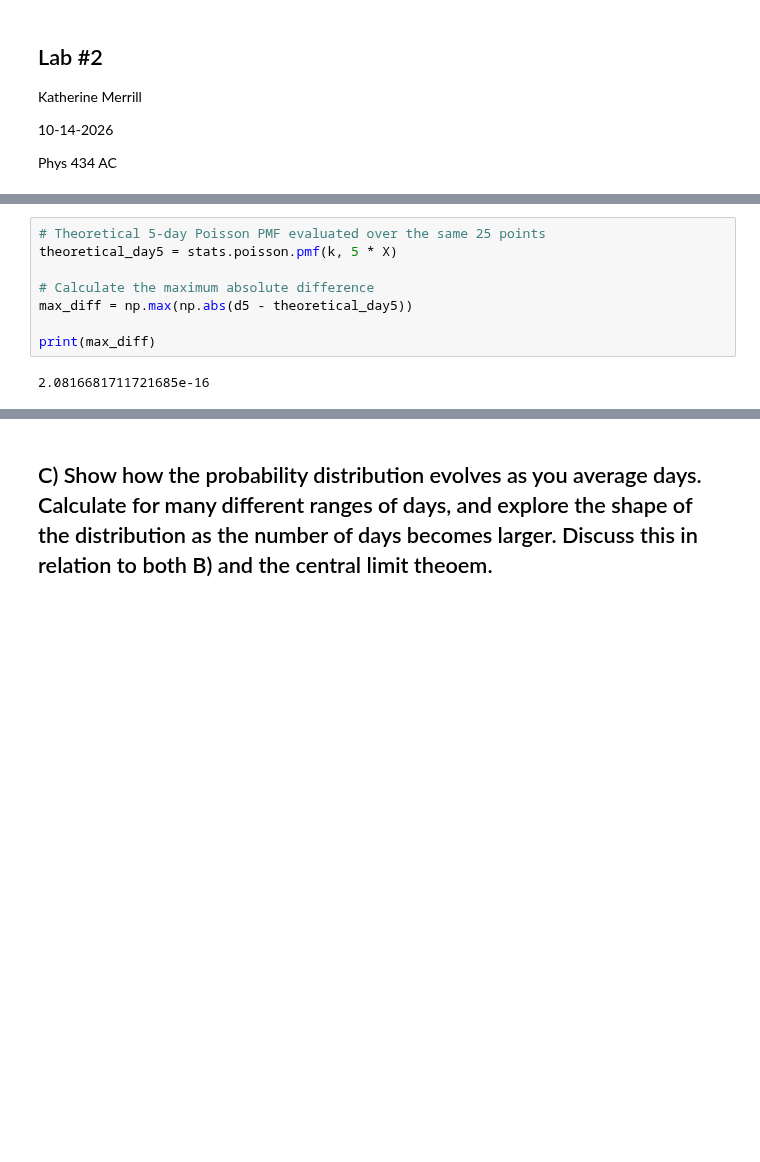
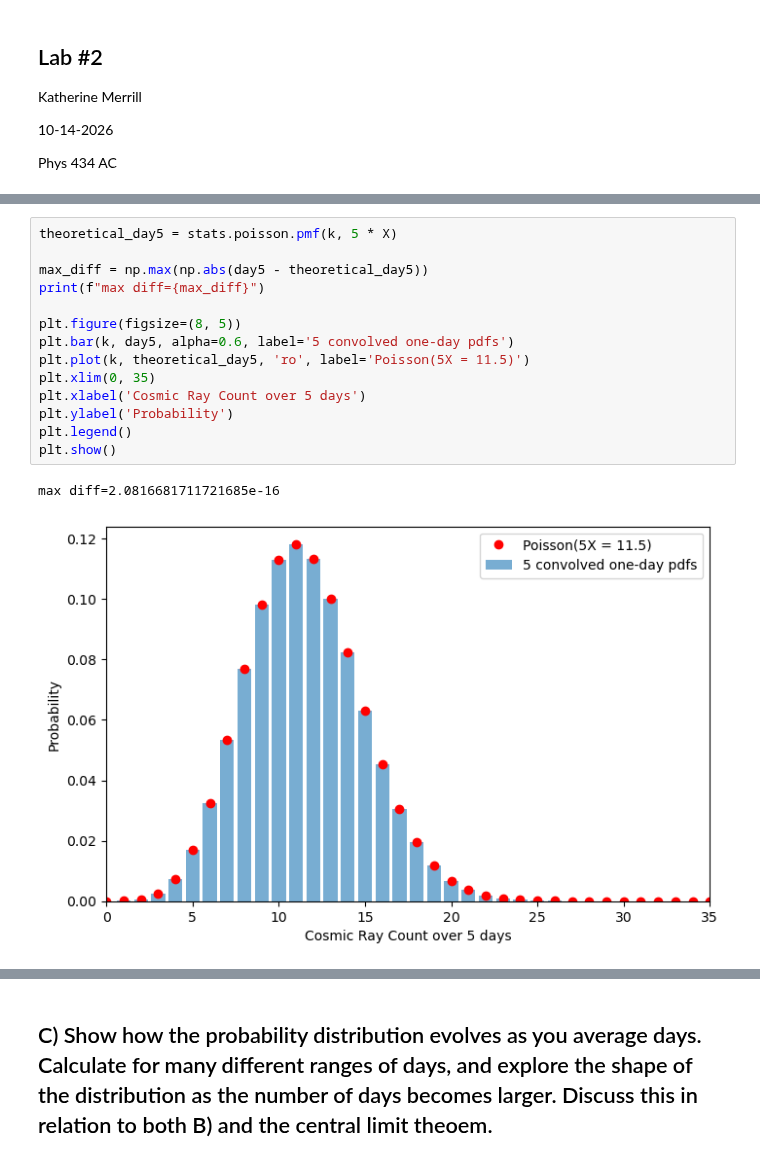
Before and after one commit to merrillka/repository-for-phys434, a Jupyter notebook: Lab2.ipynb, the cells around one changed output, grey strips where cells are left out. Cells and saved outputs as stored; diff of their text form; blank space fills up the shorter version.

```diff
--- a/Lab2.ipynb
+++ b/Lab2.ipynb
@@ -46,11 +53,18 @@ plt.show()
 # %%
-# Theoretical 5-day Poisson PMF evaluated over the same 25 points
 theoretical_day5 = stats.poisson.pmf(k, 5 * X)
 
-# Calculate the maximum absolute difference
-max_diff = np.max(np.abs(d5 - theoretical_day5))
+max_diff = np.max(np.abs(day5 - theoretical_day5))
+print(f"max diff={max_diff}")
 
-print(max_diff)
+plt.figure(figsize=(8, 5))
+plt.bar(k, day5, alpha=0.6, label='5 convolved one-day pdfs')
+plt.plot(k, theoretical_day5, 'ro', label='Poisson(5X = 11.5)')
+plt.xlim(0, 35)
+plt.xlabel('Cosmic Ray Count over 5 days')
+plt.ylabel('Probability')
+plt.legend()
+plt.show()
 # %% [output]
-2.0816681711721685e-16
+max diff=2.0816681711721685e-16
+[figure, added]
 # %% [markdown]
```
Also changed, not shown: parts of 32 cells of this notebook.
